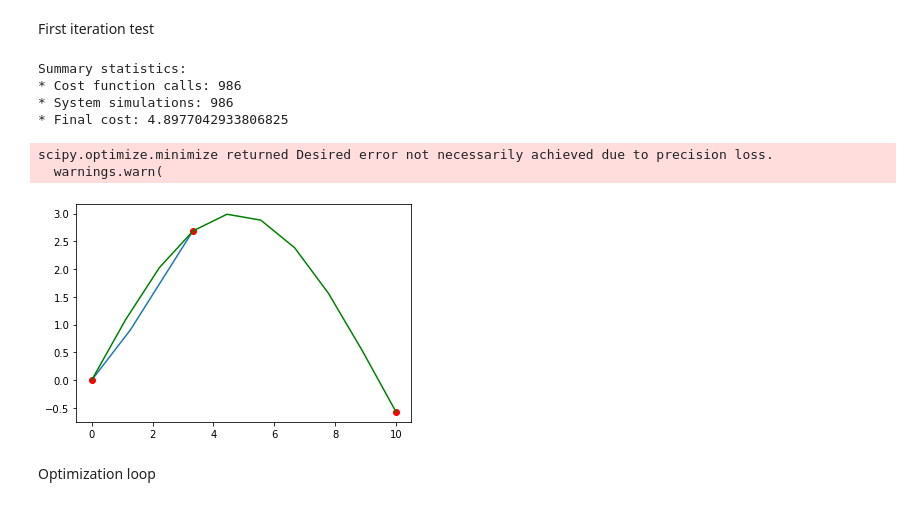
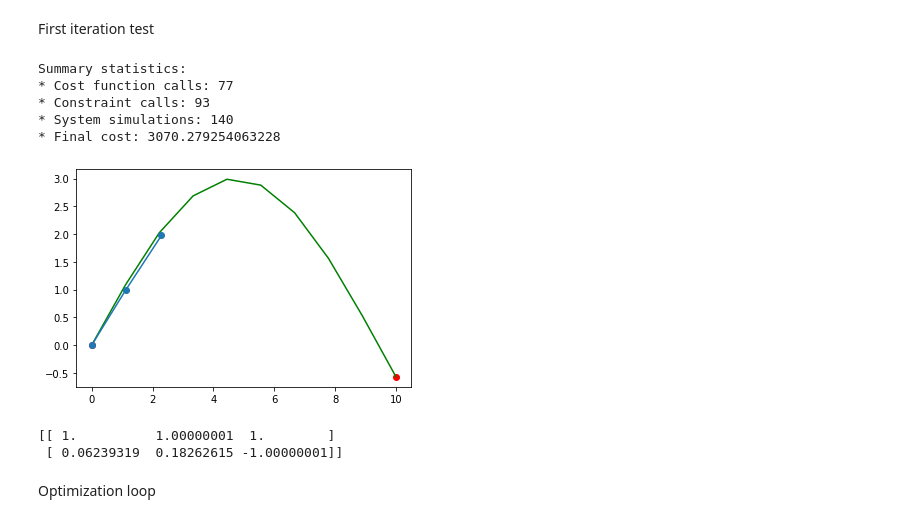
Before and after one commit to louisgevers/mobile-robotics-project, a Jupyter notebook: notebooks/project_global_navigation_implementation.ipynb, the cells around one changed output. Saved outputs shown, nothing was run; the diff lists cells and outputs as text; code cells hidden in the pictures.

Commit message:
PB - GlobalNav Notebook - update graph 3

```diff
--- a/notebooks/project_global_navigation_implementation.ipynb
+++ b/notebooks/project_global_navigation_implementation.ipynb
@@ -53,7 +73,7 @@ Useful functions
 def vehicle_update(t, x, u, params):
     # Get the parameters for the model
     l = params.get('wheelbase', 3.)         # vehicle wheelbase
-    phimax = params.get('maxsteer', 0.5)    # max steering angle (rad)
+    #phimax = params.get('maxsteer', 0.5)    # max steering angle (rad)
 
     # Saturate the steering input
     phi = np.clip(u[1], min_deviation_phi, max_deviation_phi)
@@ -74,45 +94,47 @@ def vehicle_output(t, x, u, params):
 vehicle = ct.NonlinearIOSystem(
     vehicle_update, vehicle_output, states=3, name='vehicle',
     inputs=('v', 'phi'), outputs=('x', 'y', 'theta'))
-
-Q = np.diag([0, 0, 0.1])          # don't turn too sharply
-R = np.diag([1, 1])               # keep inputs small
-P = np.diag([1000, 1000, 1000])   # get close to final point
 # %% [markdown]
 First iteration test
 # %%
 LengthHorizon = 3
 
-xgoal = [tps[LengthHorizon], 3*np.sin(tps[LengthHorizon]/3), (tps[LengthHorizon]-tps[LengthHorizon-1])/Tf]
-traj_cost = opt.quadratic_cost(vehicle, Q, R, x0=xgoal, u0=u0)
-term_cost = opt.quadratic_cost(vehicle, P, 0, x0=xgoal)
+traj_cost = opt.quadratic_cost(vehicle, Q, R, x0=xf, u0=uf)
+term_cost = opt.quadratic_cost(vehicle, P, 0, x0=xf)
 
-#constraints = [ opt.input_range_constraint(vehicle, [min_velocity, min_deviation_phi], [max_velocity, max_deviation_phi]) ]
-constraints = []
+def fun(x,u):
+    return x[1]-3*np.sin(x[0]/3)
+lb = -0.1
+ub = 0.1
+
+#constraints = [{"type": "ineq", "fun": lambda x: x[0] - 3*np.sin(x[1]/3)+2},{"type": "ineq", "fun": lambda x: -x[0] + 3*np.sin(x[1]/3)+2}]
+constraints = [(scopt.NonlinearConstraint, fun, lb, ub), opt.input_range_constraint(vehicle, [min_velocity, min_deviation_phi], [max_velocity, max_deviation_phi]) ]
+#constraints = []
 
 horizon = np.linspace(0, LengthHorizon, LengthHorizon, endpoint=True)
-result = opt.solve_ocp(vehicle, horizon, x0, traj_cost, constraints,terminal_cost=term_cost, initial_guess=u0, log=False)
+result = opt.solve_ocp(vehicle, horizon, x0, traj_cost, constraints, terminal_cost=term_cost, initial_guess=u0, log=False)
 
 # Simulate the system dynamics (open loop)
 resp = ct.input_output_response(
     vehicle, horizon, result.inputs, x0,
     t_eval=np.linspace(0, LengthHorizon, LengthHorizon))
 t, y, u = resp.time, resp.outputs, resp.inputs
 
 # Plot
-plt.plot(y[0], y[1])
-plt.plot(x0[0], x0[1], 'ro', xgoal[0], xgoal[1], 'ro', xf[0], xf[1], 'ro')
+plt.plot(x0[0], x0[1], 'ro', xf[0], xf[1], 'ro')
 plt.plot(tps, 3*np.sin(tps/3), 'g')
-
+plt.plot(y[0], y[1], 'o-')
 plt.show()
+print(u)
 # %% [output]
 Summary statistics:
-* Cost function calls: 986
-* System simulations: 986
-* Final cost: 4.8977042933806825
+* Cost function calls: 77
+* Constraint calls: 93
+* System simulations: 140
+* Final cost: 3070.279254063228
+[figure, new version]
-scipy.optimize.minimize returned Desired error not necessarily achieved due to precision loss.
-  warnings.warn(
+[[ 1.          1.00000001  1.        ]
+ [ 0.06239319  0.18262615 -1.00000001]]
-[figure, old version]
 # %% [markdown]
 Optimization loop
 # %%
```
Also changed, not shown: parts of 4 cells of this notebook.
